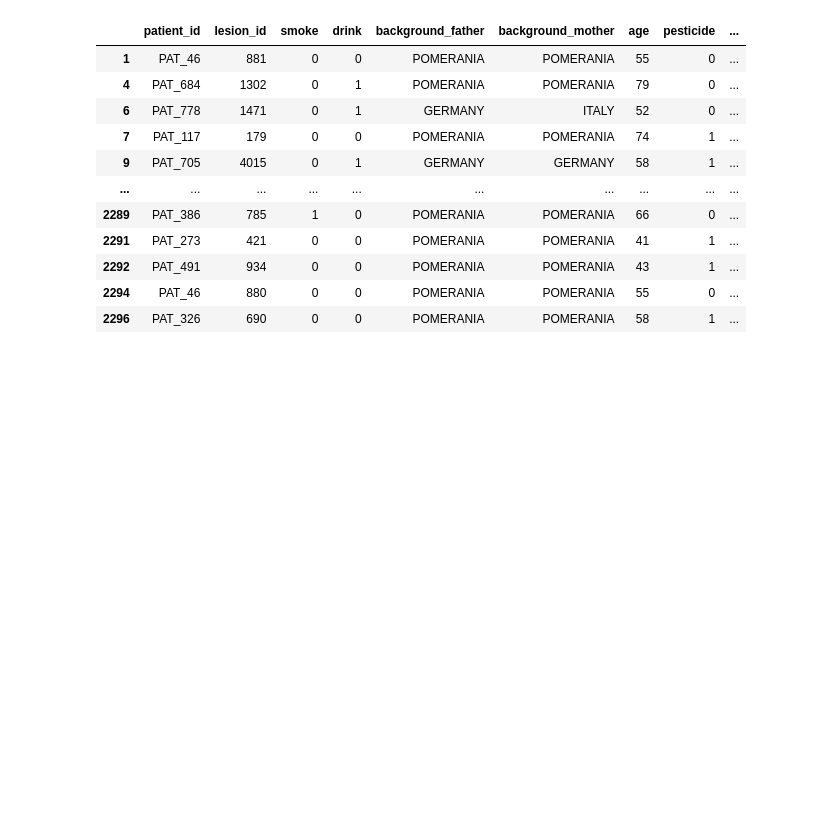
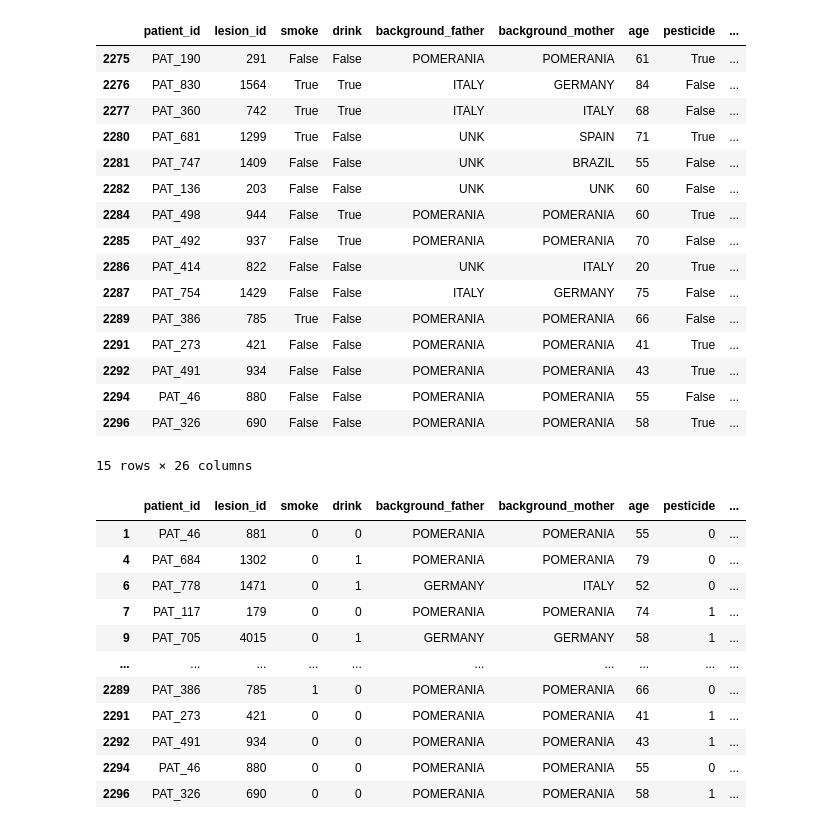
Before and after one commit to mirkagem/2025-FYP-groupG, a Jupyter notebook: important files to be deleted/future_model_with_metadata.ipynb, the cells around one changed output. Drawn from its saved outputs; the diff is of its cells as text; code cells hidden in the pictures; blank space fills up the shorter version.

```diff
--- a/important files to be deleted/future_model_with_metadata.ipynb
+++ b/important files to be deleted/future_model_with_metadata.ipynb
@@ -8,6 +8,28 @@ df= pd.read_csv('metadata.csv')
 df_binary=df[['smoke', 'drink', 'pesticide', 'gender', 'skin_cancer_history', 'cancer_history', 'has_piped_water', 'has_sewage_system', 'itch', 'grew', 'hurt', 'changed', 'bleed', 'elevation', 'biopsed']]
 df.dropna(inplace=True)
 df['img_id'].to_csv('pictures')
+# %%
+df.tail(15)
+
+PAT_987_1859_859
+# %% [output]
+|  | patient_id | lesion_id | smoke | drink | background_father | background_mother | age | pesticide | ... |
+| 2275 | PAT_190 | 291 | False | False | POMERANIA | POMERANIA | 61 | True | ... |
+| 2276 | PAT_830 | 1564 | True | True | ITALY | GERMANY | 84 | False | ... |
+| 2277 | PAT_360 | 742 | True | True | ITALY | ITALY | 68 | False | ... |
+| 2280 | PAT_681 | 1299 | True | False | UNK | SPAIN | 71 | True | ... |
+| 2281 | PAT_747 | 1409 | False | False | UNK | BRAZIL | 55 | False | ... |
+| 2282 | PAT_136 | 203 | False | False | UNK | UNK | 60 | False | ... |
+| 2284 | PAT_498 | 944 | False | True | POMERANIA | POMERANIA | 60 | True | ... |
+| 2285 | PAT_492 | 937 | False | True | POMERANIA | POMERANIA | 70 | False | ... |
+| 2286 | PAT_414 | 822 | False | False | UNK | ITALY | 20 | True | ... |
+| 2287 | PAT_754 | 1429 | False | False | ITALY | GERMANY | 75 | False | ... |
+| 2289 | PAT_386 | 785 | True | False | POMERANIA | POMERANIA | 66 | False | ... |
+| 2291 | PAT_273 | 421 | False | False | POMERANIA | POMERANIA | 41 | True | ... |
+| 2292 | PAT_491 | 934 | False | False | POMERANIA | POMERANIA | 43 | True | ... |
+| 2294 | PAT_46 | 880 | False | False | POMERANIA | POMERANIA | 55 | False | ... |
+| 2296 | PAT_326 | 690 | False | False | POMERANIA | POMERANIA | 58 | True | ... |
+15 rows × 26 columns
 # %%
 def binarise(df, col):
     for columns in col:
```
Also changed, not shown: parts of 1 cell of this notebook, 3 other files.
